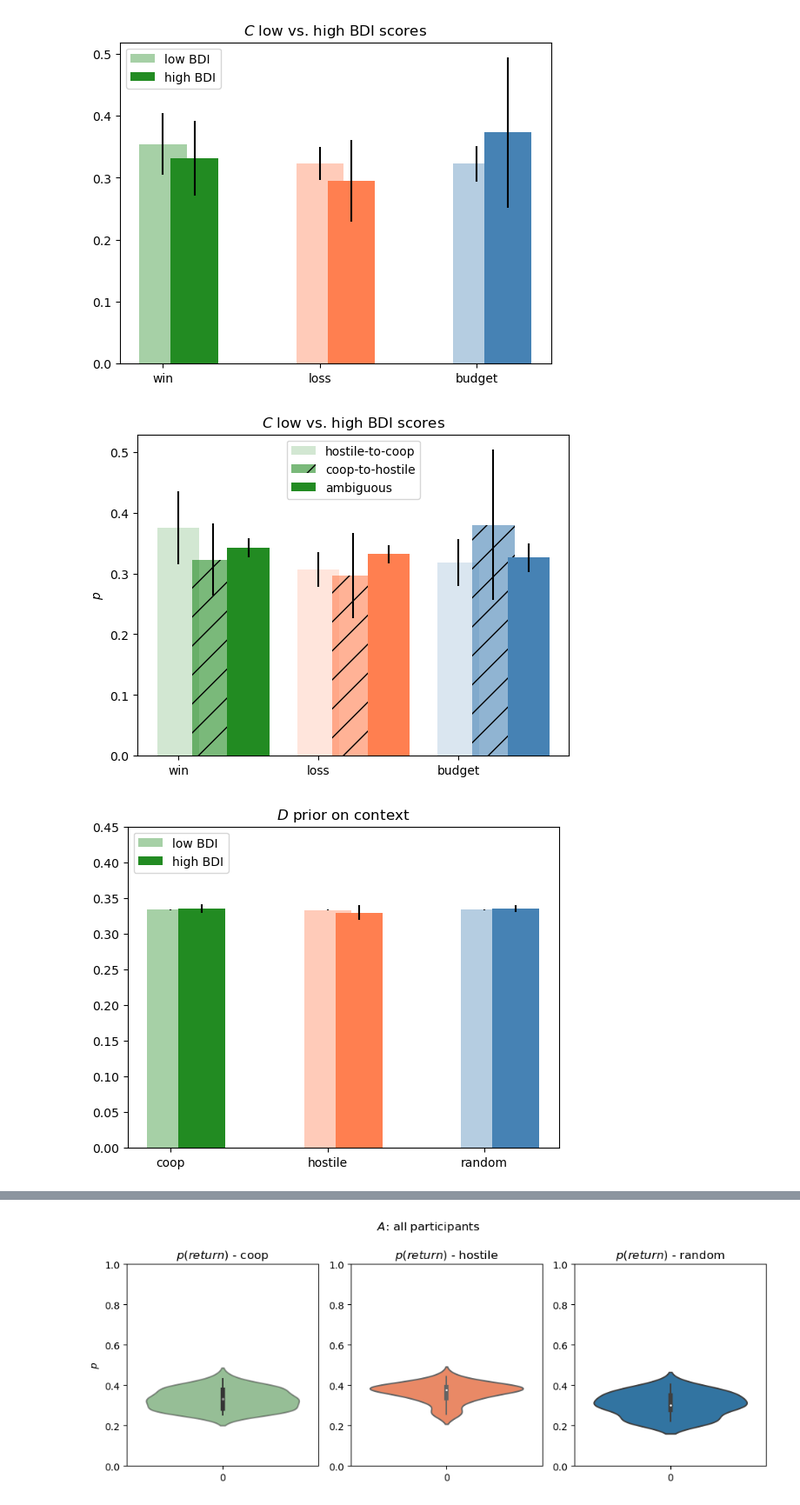
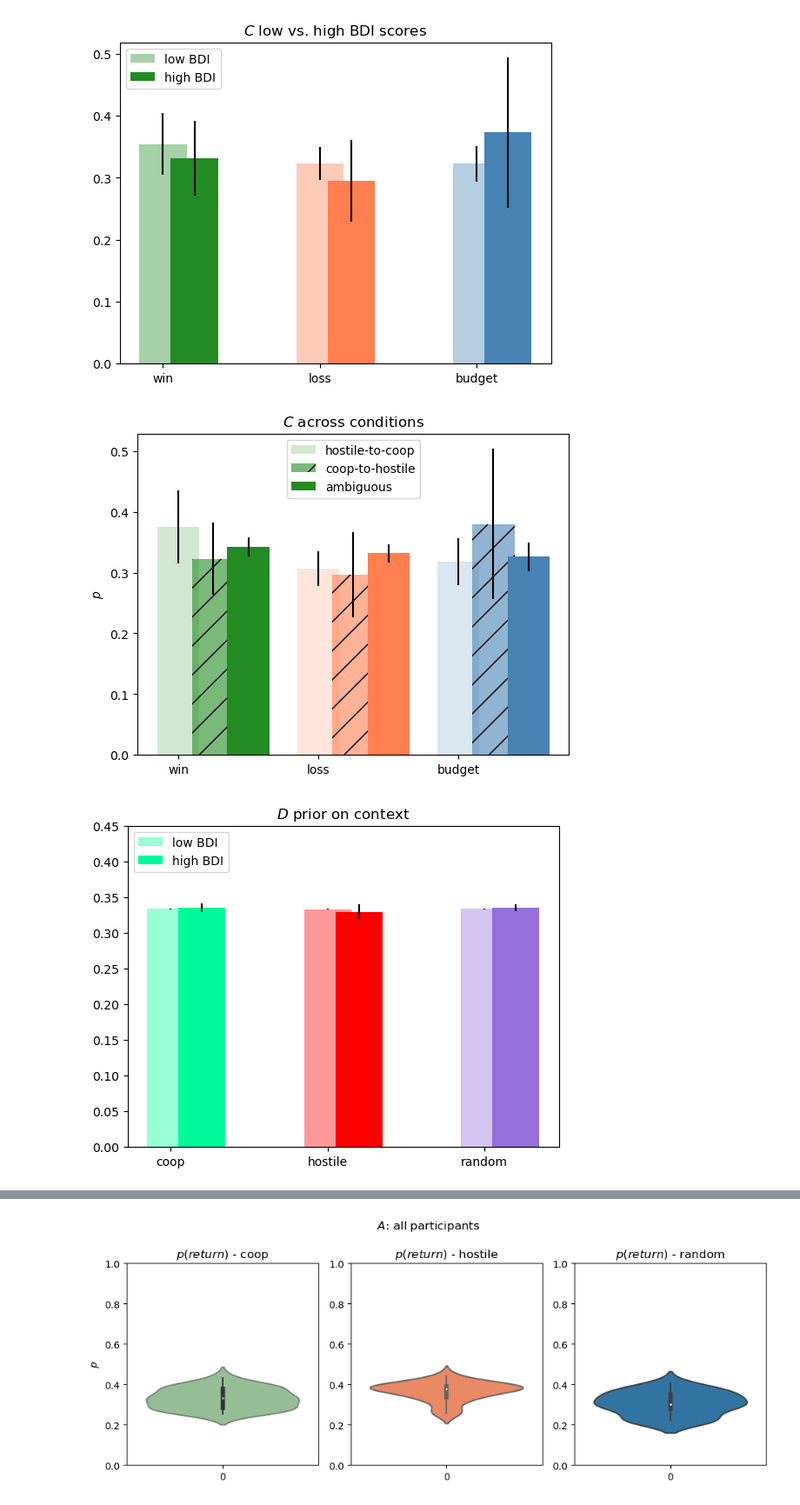
Before and after one commit to Eckertal/pymdp_depression, a Jupyter notebook: fitting/opt_results.ipynb, the cells around one changed output, grey strips where cells are left out. Shown: that part at 87% size. Drawn from its saved outputs; the diff is of its cells as text; code cells hidden in the pictures.

```diff
--- a/fitting/opt_results.ipynb
+++ b/fitting/opt_results.ipynb
@@ -35,17 +35,26 @@ for sbj in subjects:
 # %%
 best_pars = {sbj: [] for sbj in subjects}
 min_cost_sbj = {}
+n_fev = {}
 
 for sbj in subjects:
     sbj_files = sbj_results[sbj]
+    number_evals = []
 
     min_cost = 5
     for f in sbj_files:
         file = open(f, 'rb')
         run = pickle.load(file)
         cost = run['fun']
+        number_evals.append(run['nfev'])
         if cost < min_cost:
             min_cost = cost
             best_pars[sbj] = run['x']
+        n_fev[sbj] = number_evals
 
     min_cost_sbj[sbj] = min_cost
+# %%
+mean_evals = {}
+for sbj in subjects:
+    mean_sbj = np.mean(n_fev[sbj])
+    mean_evals[sbj] = mean_sbj
@@ -224,12 +258,12 @@ plt.bar([l + 0.5 for l in list(range(1,4))], data_rand.mean(), width=0.3, color=
 
 plt.legend(loc='upper center')
 _=plt.xticks(range(1,4), labels=['win', 'loss', 'budget'])
-plt.title(r'$C$ low vs. high BDI scores')
+plt.title(r'$C$ across conditions')
 plt.ylabel(r'$p$')
 os.chdir(fig_path)
 plt.savefig('c_conditions_bar.svg')
 # %% [output]
-[figure, old version]
+[figure, new version]
 # %%
 # D plots.
 low_d = [val for key, val in dict(df_p['D']).items() if key in low_bdi]
@@ -238,19 +272,19 @@ all_d = [val for key, val in dict(df_p['D']).items()]
 # %%
 data_low = make_plottable(low_d)
 data_high = make_plottable(high_d)
 
-cols = ['forestgreen', 'coral', 'steelblue']
+cols = ['mediumspringgreen', 'red', 'mediumpurple']
 
 plt.bar(range(1,4), data_low.mean(), width=0.3, color=cols,alpha=0.4, yerr=data_low.std(), label='low BDI')
 plt.bar([l + 0.2 for l in list(range(1,4))], data_high.mean(), width=0.3, color=cols, yerr=data_high.std(), label='high BDI')
 plt.legend(loc='upper left')
 plt.ylim(0, 0.45)
 _=plt.xticks(range(1,4), labels=['coop', 'hostile', 'random'])
 plt.title(r'$D$ prior on context')
 os.chdir(fig_path)
-plt.savefig('D_per_conditions.svg')
+plt.savefig('D_bdi_mediansplit.svg')
 # %% [output]
-[figure, old version]
+[figure, new version]
 # %%
 # catch c data per condition.
 np_d = [val for key, val in dict(df_p['D']).items() if key in np_sbj]
```
Also changed, not shown: parts of 5 cells of this notebook, 39 other files.
